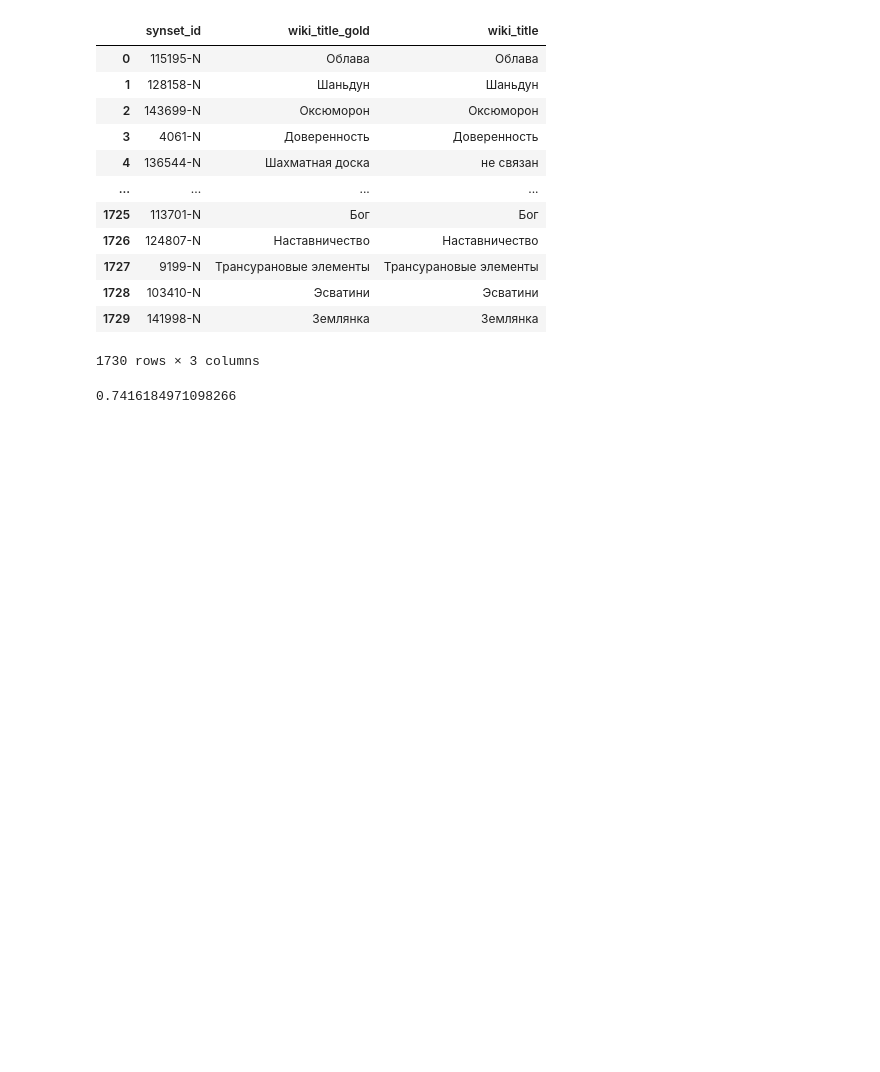
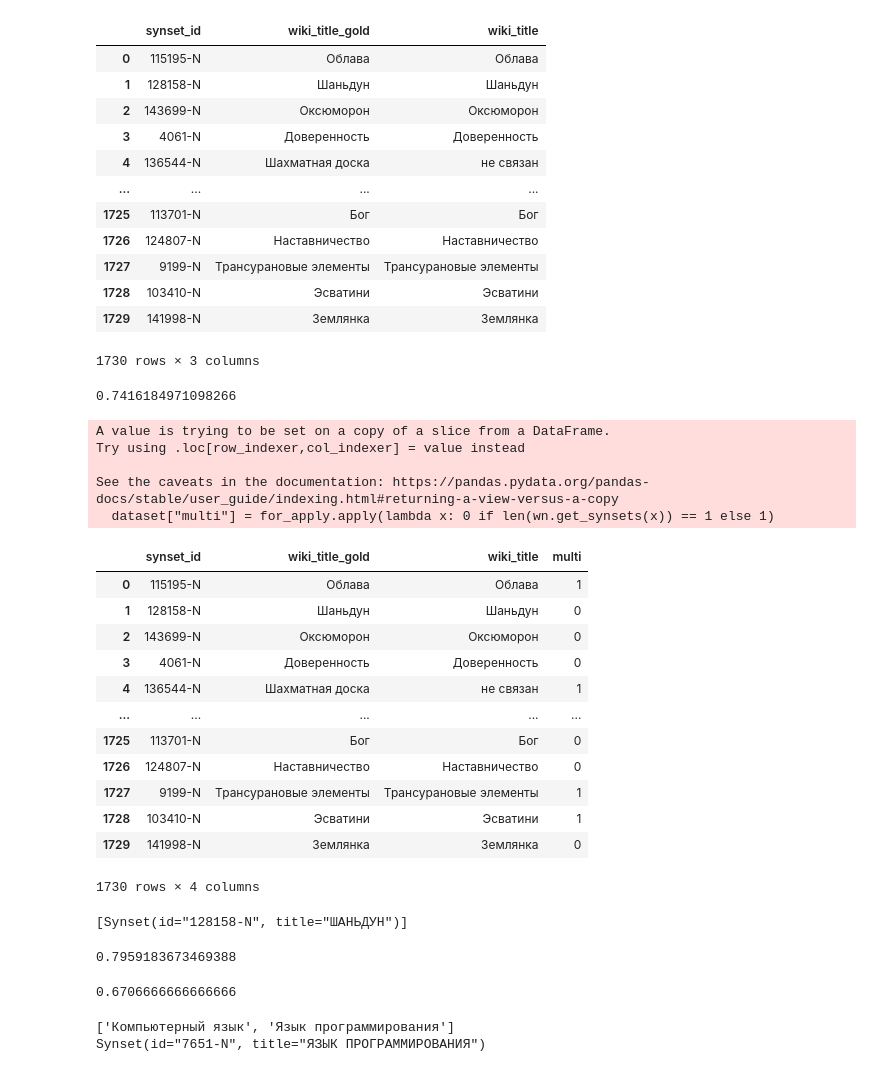
Before and after one commit to z3mois/prediction_of_hyperoimia, a Jupyter notebook: binding_with_lbase.ipynb, the cells around one changed output. Cells and saved outputs as stored; diff of their text form; code cells hidden in the pictures; blank space fills up the shorter version.

```diff
--- a/binding_with_lbase.ipynb
+++ b/binding_with_lbase.ipynb
@@ -1115,3 +1113,43 @@ y_true = dataset["wiki_title_gold"].values
 accuracy_score(y_true, y_pred)
 # %% [output]
 0.7416184971098266
+# %%
+for_apply = df["wiki_title_gold"].copy()
+wn = RuWordNet(filename_or_session='D:\\lbase_data\\ruwordnet.db')
+dataset["multi"] = for_apply.apply(lambda x: 0 if len(wn.get_synsets(x)) == 1 else 1)
+dataset
+# %% [output]
+A value is trying to be set on a copy of a slice from a DataFrame.
+Try using .loc[row_indexer,col_indexer] = value instead
+
+See the caveats in the documentation: https://pandas.pydata.org/pandas-docs/stable/user_guide/indexing.html#returning-a-view-versus-a-copy
+  dataset["multi"] = for_apply.apply(lambda x: 0 if len(wn.get_synsets(x)) == 1 else 1)
+|  | synset_id | wiki_title_gold | wiki_title | multi |
+| 0 | 115195-N | Облава | Облава | 1 |
+| 1 | 128158-N | Шаньдун | Шаньдун | 0 |
+| 2 | 143699-N | Оксюморон | Оксюморон | 0 |
+| 3 | 4061-N | Доверенность | Доверенность | 0 |
+| 4 | 136544-N | Шахматная доска | не связан | 1 |
+| ... | ... | ... | ... | ... |
+| 1725 | 113701-N | Бог | Бог | 0 |
+| 1726 | 124807-N | Наставничество | Наставничество | 0 |
+| 1727 | 9199-N | Трансурановые элементы | Трансурановые элементы | 1 |
+| 1728 | 103410-N | Эсватини | Эсватини | 1 |
+| 1729 | 141998-N | Землянка | Землянка | 0 |
+1730 rows × 4 columns
+# %%
+print(wn.get_synsets("Шаньдун"))
+# %% [output]
+[Synset(id="128158-N", title="ШАНЬДУН")]
+# %%
+y_true = dataset.loc[dataset['multi'] == 0, 'wiki_title_gold'].values
+y_pred = dataset.loc[dataset['multi'] == 0, 'wiki_title'].values
+accuracy_score(y_true, y_pred)
+# %% [output]
+0.7959183673469388
+# %%
+y_true = dataset.loc[dataset['multi'] == 1, 'wiki_title_gold'].values
+y_pred = dataset.loc[dataset['multi'] == 1, 'wiki_title'].values
+accuracy_score(y_true, y_pred)
+# %% [output]
+0.6706666666666666
@@ -1117,0 +1164,9 @@ accuracy_score(y_true, y_pred)
+# %%
+for key, value in tqdm(dict_synset_in_title.items()):
+    if len(value) > 1:
+        print(list([value.title for value in value]))
+        print(wn[key])
+        break
+# %% [output]
+['Компьютерный язык', 'Язык программирования']
+Synset(id="7651-N", title="ЯЗЫК ПРОГРАММИРОВАНИЯ")
```
Also changed, not shown: parts of 3 cells of this notebook, 8 other files.
